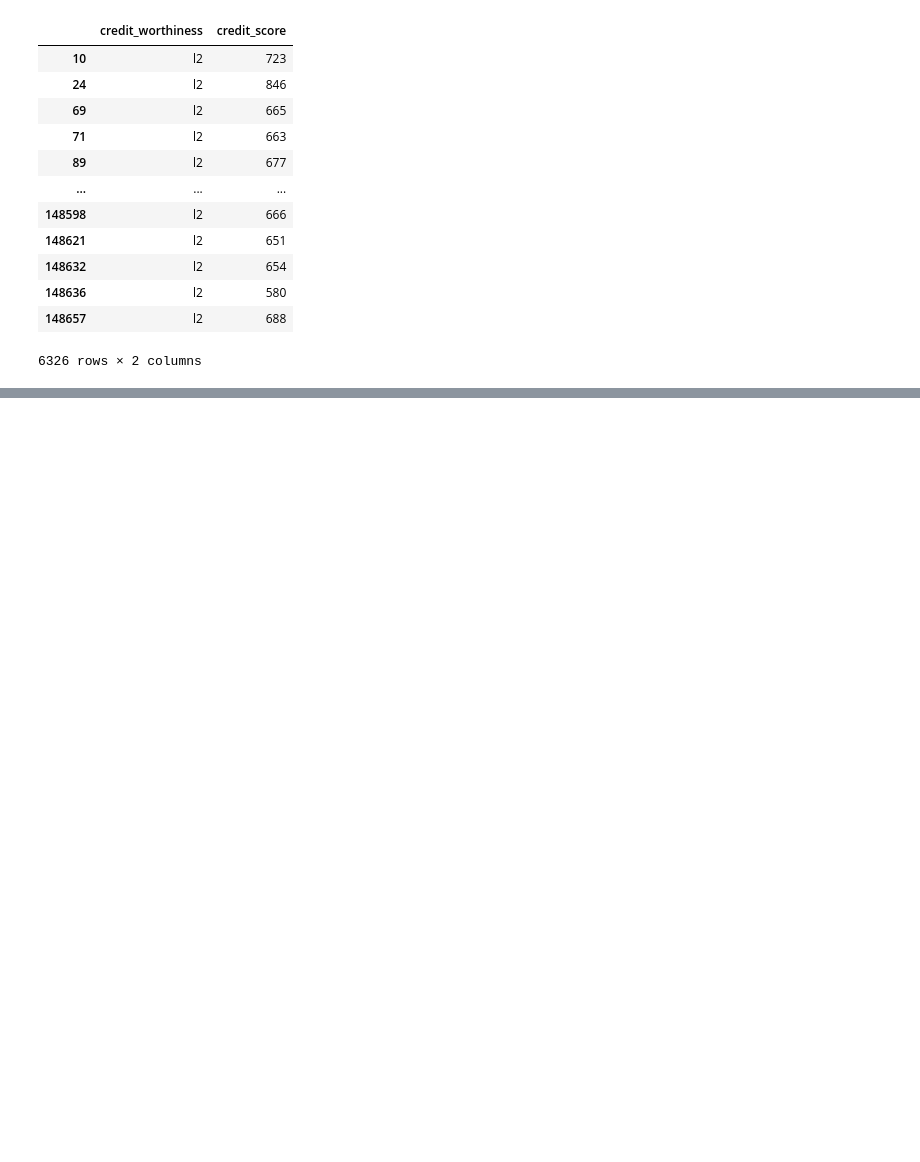
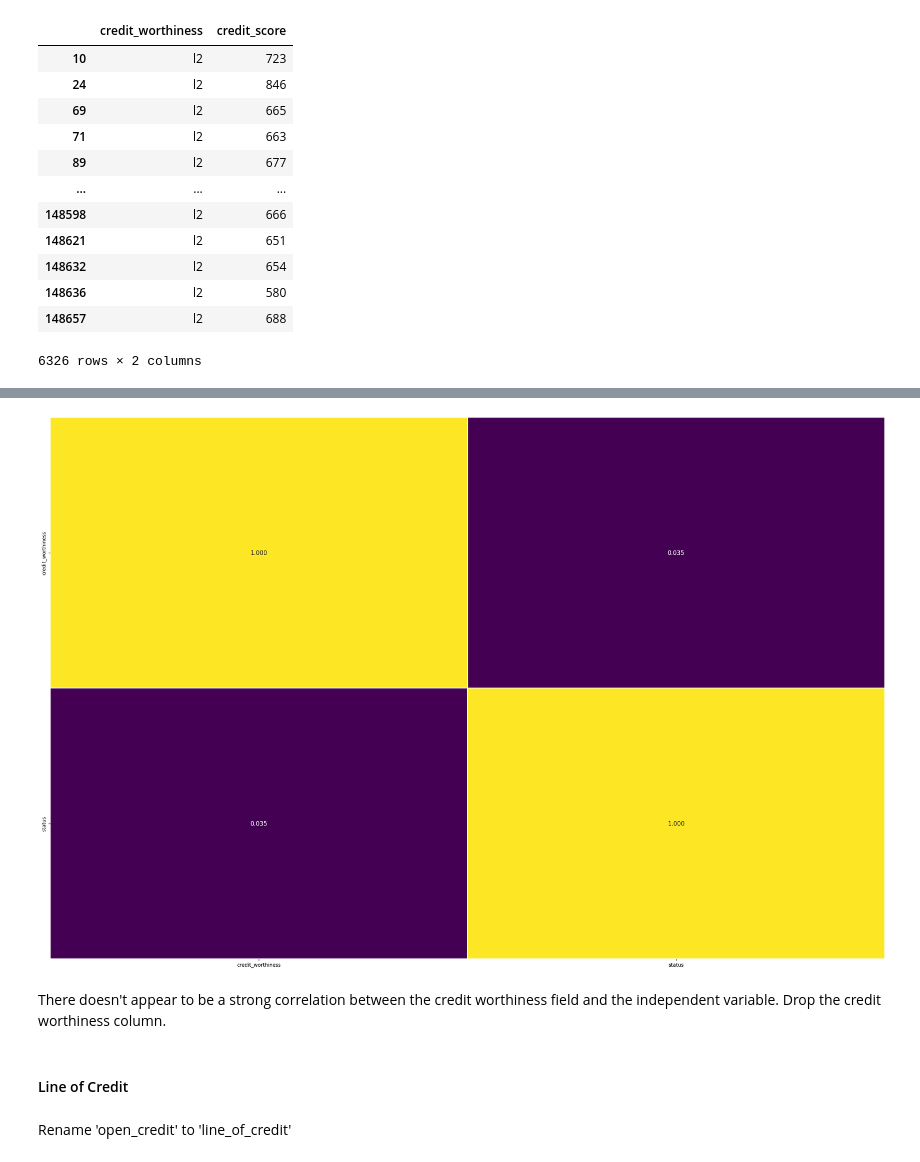
Before and after one commit to bjpayne/mortgage-underwriting-assistant, a Jupyter notebook: notebook.ipynb, the cells around one changed output, grey strips where cells are left out. Drawn from its saved outputs; the diff is of its cells as text; code cells hidden in the pictures; blank space fills up the shorter version.

```diff
--- a/notebook.ipynb
+++ b/notebook.ipynb
@@ -235,4 +237,8 @@ credit_worthiness_df.head()
 # %%
 plt.figure(figsize=(30, 20), dpi=100)
-_ = sns.heatmap(credit_worthiness_df, annot=True, annot_kws={"fontsize":12}, linecolor='white', \
+_ = sns.heatmap(credit_worthiness_df.corr(), annot=True, annot_kws={"fontsize":12}, linecolor='white', \
             linewidth=1, fmt='.3f', cmap="viridis", cbar=False)
+# %% [output]
+[figure, added]
+# %% [markdown]
+There doesn't appear to be a strong correlation between the credit worthiness field and the independent variable. Drop the credit worthiness column.
@@ -238,0 +247,4 @@ _ = sns.heatmap(credit_worthiness_df, annot=True, annot_kws={"fontsize":12}, lin
+# %% [markdown]
+#### Line of Credit
+# %% [markdown]
+Rename 'open_credit' to 'line_of_credit'
```
Also changed, not shown: parts of 10 cells of this notebook.
